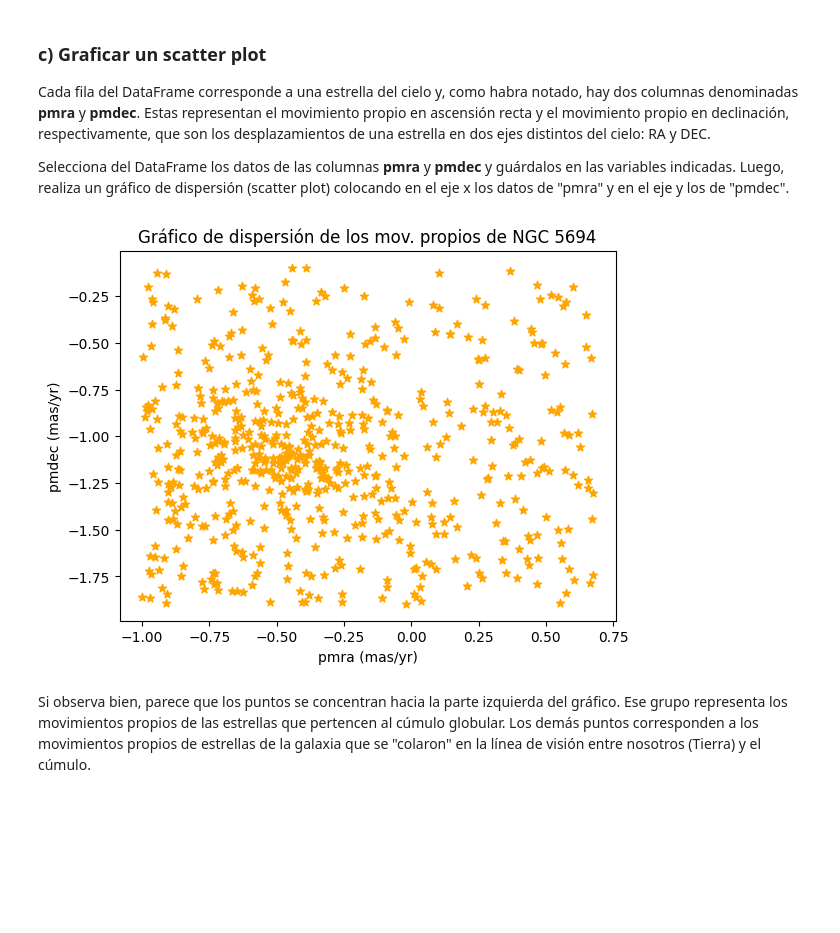
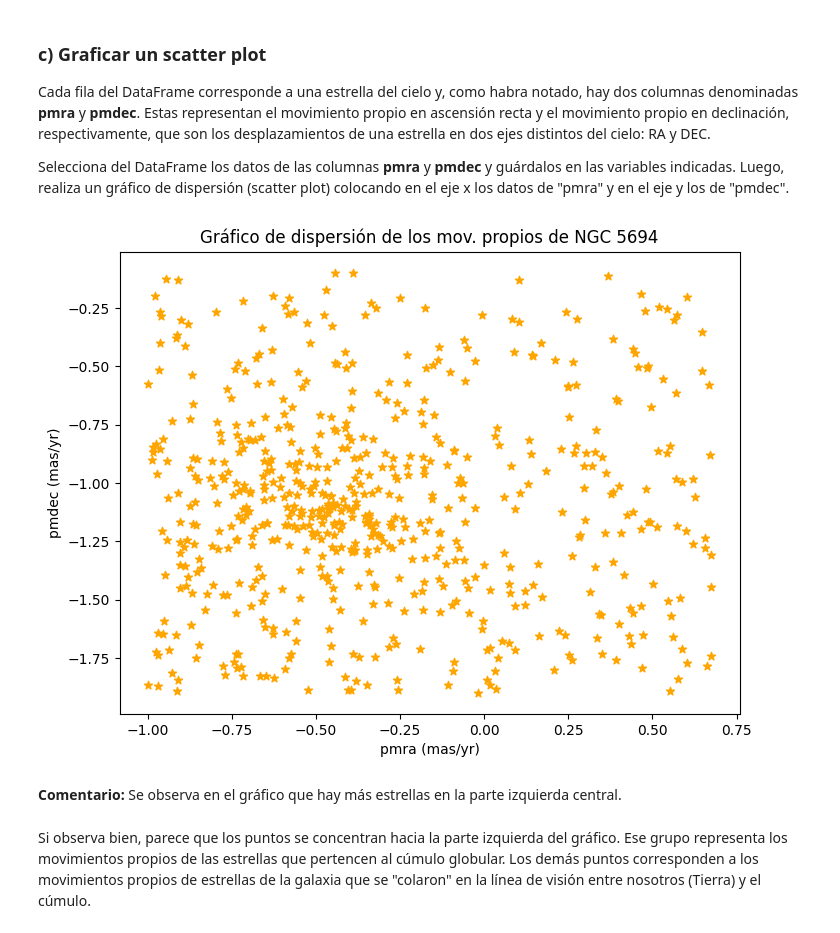
Before and after one commit to Xavier204/Tarea-2, a Jupyter notebook: Tarea2.ipynb, the cells around one changed output. Drawn from its saved outputs; the diff is of its cells as text; code cells hidden in the pictures; blank space fills up the shorter version.

```diff
--- a/Tarea2.ipynb
+++ b/Tarea2.ipynb
@@ -83,13 +85,16 @@ pmra = data["pmra"] #datos de la columna pmra
 pmdec = data["pmdec"] #datos de la columna pmdec
 # %%
 # Haga el gráfico en esta celda
-plt.scatter(pmra,pmdec, color="orange", marker="*")
+plt.figure(figsize=(8, 6))
+plt.scatter(pmra,pmdec, color="orange", marker="*") #grafico de dispersion de pmra vs pmdec
 plt.xlabel("pmra (mas/yr)")
 plt.ylabel("pmdec (mas/yr)")
 plt.title("Gráfico de dispersión de los mov. propios de NGC 5694")
 plt.show()
 # %% [output]
-[figure, old version]
+[figure, new version]
+# %% [markdown]
+**Comentario:** Se observa en el gráfico que hay más estrellas en la parte izquierda central.
 # %% [markdown]
 Si observa bien, parece que los puntos se concentran hacia la parte izquierda del gráfico. Ese grupo representa los movimientos propios de las estrellas que pertencen al cúmulo globular. Los demás puntos corresponden a los movimientos propios de estrellas de la galaxia que se "colaron" en la línea de visión entre nosotros (Tierra) y el cúmulo.
 # %% [markdown]
```
Also changed, not shown: parts of 13 cells of this notebook.
